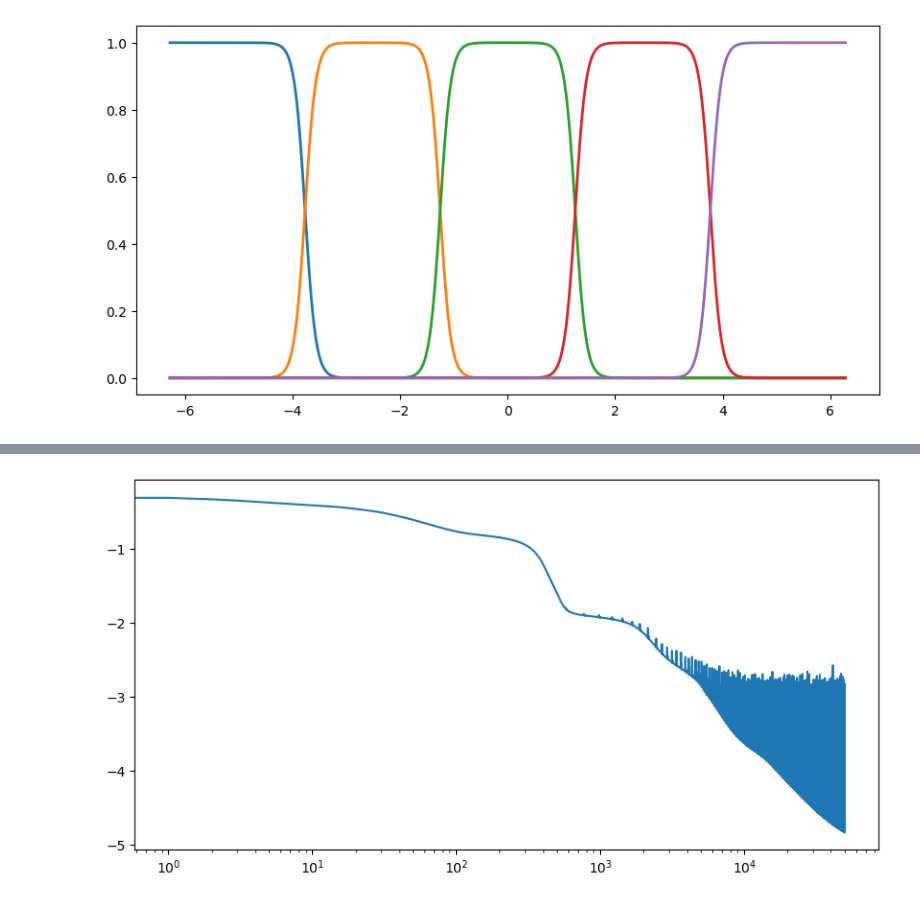
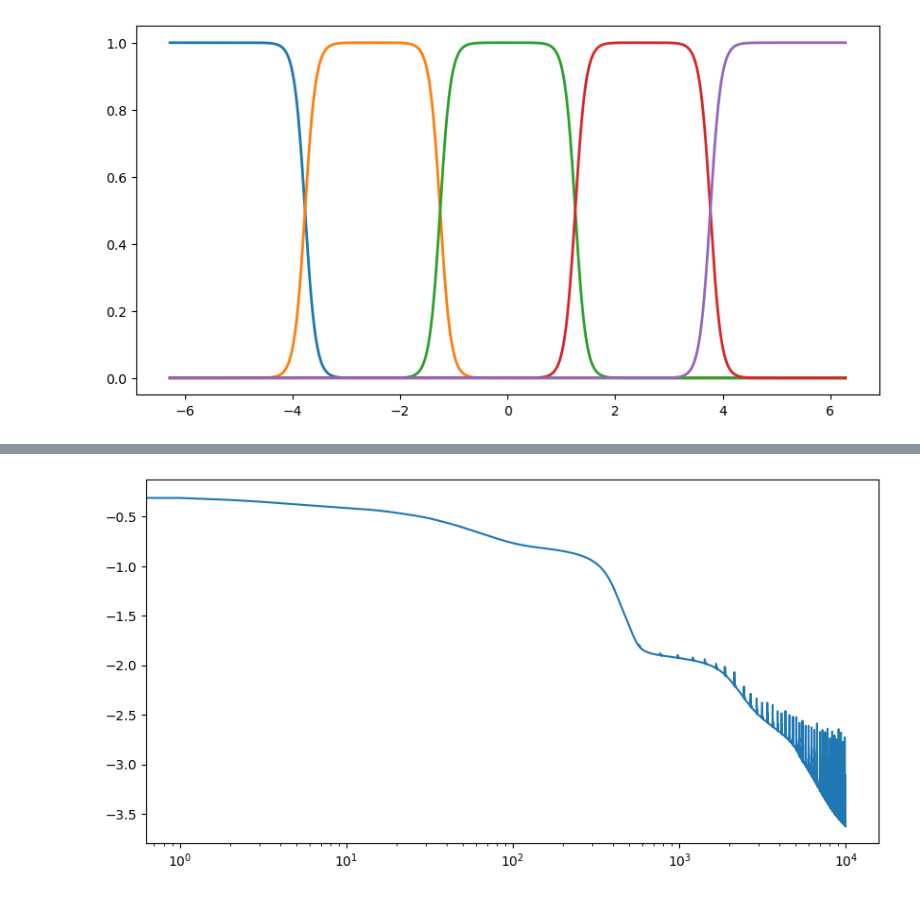
Before and after one commit to guglielmopacifico/DeepLearning, a Jupyter notebook: Task_B/test_v2.ipynb, the cells around one changed output, grey strips where cells are left out. Saved outputs shown, nothing was run; the diff lists cells and outputs as text; code cells hidden in the pictures.

```diff
--- a/Task_B/test_v2.ipynb
+++ b/Task_B/test_v2.ipynb
@@ -223,7 +205,7 @@ for i in range(fbpinn.n_subdomains):
 # %%
 # Train the FBPINN
 num_points = 200
-n_epochs = 50000
+n_epochs = 10000
 
 history = fbpinn.fit(num_points, n_epochs, verbose=False)
 
@@ -236,3 +218,3 @@ Final loss:  1.5510515368077904e-05      Training_time:  2  min  32  s
-[figure, old version]
+[figure, new version]
 # %%
 # Plot the approximation
```
Also changed, not shown: parts of 5 cells of this notebook, 1 other file.
